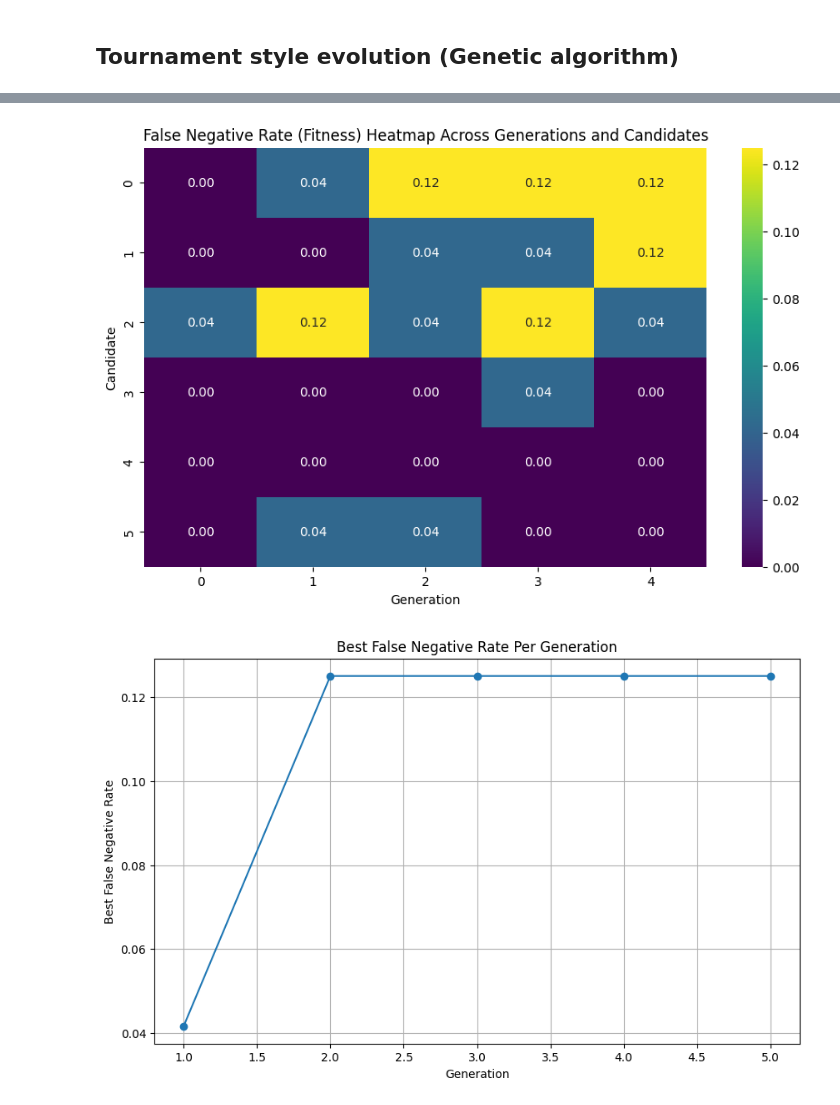
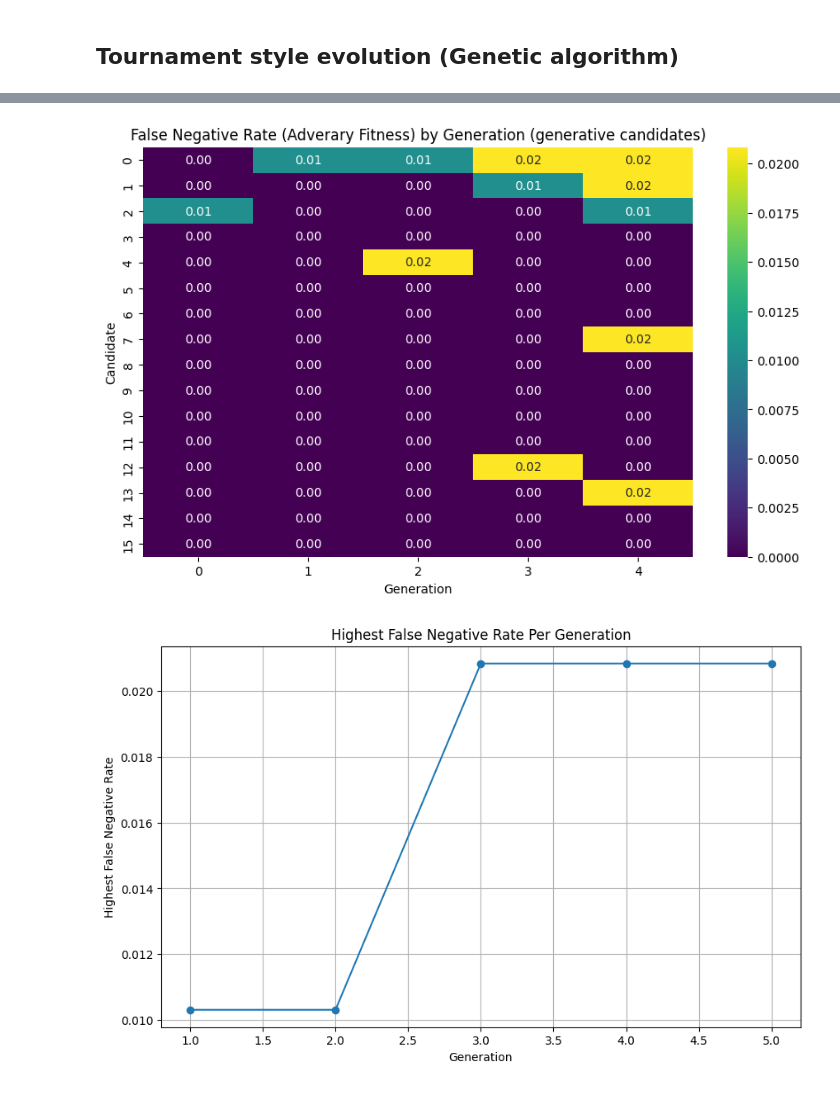
Before and after one commit to its-emile/llm-security-review-weakness, a Jupyter notebook: LLM_based_code_review_failures_(actor_critic_deception).ipynb, the cells around one changed output, grey strips where cells are left out. Drawn from its saved outputs; the diff is of its cells as text; code cells hidden in the pictures.

```diff
--- a/LLM_based_code_review_failures_(actor_critic_deception).ipynb
+++ b/LLM_based_code_review_failures_(actor_critic_deception).ipynb
@@ -181,0 +592,9 @@ false negatives: 0 (0.0%)
+# %%
+# Check LLM review performance
+n_samples = 60
+gens=[]
+for b in [1883666284, 209227117, 1882093132]:
+  print(f"Generator {b} (making {n_samples})")
+  G = AdversarialGenerator(b, debug_reqs=False, model="gpt-4o-mini",batch_size=12)
+  G.generate(n_samples)
+  gens.append(G)
@@ -181,0 +605,5 @@ false negatives: 0 (0.0%)
+# %%
+
+R = LLM_reviewer(model="gpt-4o-mini", debug=True)
+for G in gens:
+  R.assess_adversary(G)
@@ -184,24 +647,25 @@ false negatives: 0 (0.0%)
 # %%
 import random
 
-def tournament_selection(population, fitness_scores, tournament_size):
+def tournament_selection(population, fitness_scores, pool_size):
     """
     Selects an individual using tournament selection.
 
     Args:
         population: A list of bitsets.
         fitness_scores: A list of fitness scores corresponding to the population.
-        tournament_size: The number of individuals in each tournament.
+        pool_size: The eligible pool size for .
 
     Returns:
         The bitset of the selected individual.
     """
-    selected_indices = random.sample(range(len(population)), tournament_size)
-    best_individual_index = selected_indices[0]
-    for index in selected_indices:
-        if fitness_scores[index] > fitness_scores[best_individual_index]:
-            best_individual_index = index
-    return population[best_individual_index]
+    # Exclude the worst performers, keep just 2x requested "eligible pool size"
+    sorted_indices = sorted(range(len(fitness_scores)), key=lambda i: fitness_scores[i])
+    eligible_indices = sorted_indices[-2*pool_size:]
+    # Select individuals from the eligible pool for the tournament
+    finalist_indices = random.sample(eligible_indices, pool_size)
+    selected_index = sorted(finalist_indices, key=lambda i: fitness_scores[i])[-1]
+    return population[selected_index]
 
 def crossover(parent1_bitset, parent2_bitset):
     """
@@ -372,27 +847,26 @@ Next generation: [20151206, 20151206, 26704806, 19364706, 20152230, 20143014]
 # %%
 import matplotlib.pyplot as plt
 import seaborn as sns
 import numpy as np
 
-# Convert the list of lists into a numpy array for easier plotting
-fitness_data = np.array(all_fitness_scores).T # Transpose to have candidates as rows and generations as columns
+best_fitness_per_generation = [np.max(l) for l in all_fitness_scores]
 
 # Create the heatmap
 plt.figure(figsize=(10, 6))
-sns.heatmap(fitness_data, annot=True, cmap="viridis", fmt=".2f")
+sns.heatmap(np.array(all_fitness_scores).T, annot=True, cmap="viridis", fmt=".2f")
 plt.xlabel("Generation")
 plt.ylabel("Candidate")
-plt.title("False Negative Rate (Fitness) Heatmap Across Generations and Candidates")
+plt.title("False Negative Rate (Adverary Fitness) by Generation (generative candidates)")
 plt.show()
 
 # Create the curve plot of best performance per generation
 plt.figure(figsize=(10, 6))
-plt.plot(range(1, num_generations + 1), best_fitness_per_generation, marker='o')
+plt.plot(range(1, 1+len(best_fitness_per_generation)), best_fitness_per_generation, marker='o')
 plt.xlabel("Generation")
-plt.ylabel("Best False Negative Rate")
-plt.title("Best False Negative Rate Per Generation")
+plt.ylabel("Highest False Negative Rate")
+plt.title("Highest False Negative Rate Per Generation")
 plt.grid(True)
 plt.show()
 # %% [output]
-[figure, old version]
+[figure, new version]
-[figure, old version]
+[figure, new version]
```
Also changed, not shown: parts of 29 cells of this notebook.
